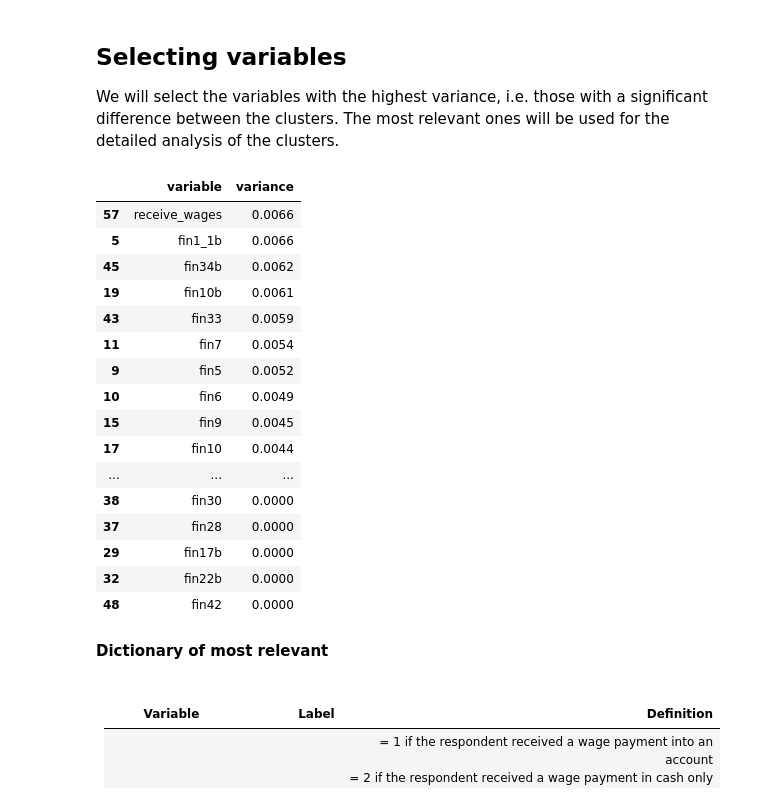
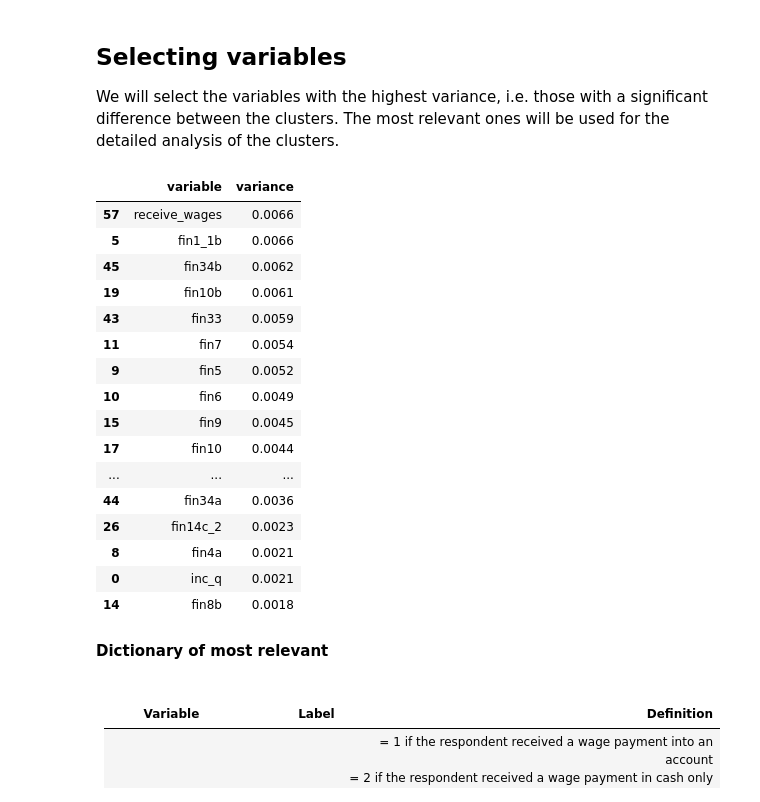
Before and after one commit to pathilink/MBA_USP-Esalq_TCC, a Jupyter notebook: notebook/findex_clustering_financial.ipynb, the cells around one changed output. Drawn from its saved outputs; the diff is of its cells as text; code cells hidden in the pictures.

```diff
--- a/notebook/findex_clustering_financial.ipynb
+++ b/notebook/findex_clustering_financial.ipynb
@@ -404,39 +404,39 @@ max = len(centroids[0])
 
 col_list = []
 var_list = []
 
 for i in range(max):
     col_list.append(temp_df.columns.values[i])
     var_list.append(round(centroids[:, i].var(), 4))
 
 # df variance
 df_var = pd.DataFrame(
     {
         'variable': col_list,
         'variance': var_list
     }
 )
 
 # select variables with the greatest variance == most relevant
-df_var.sort_values(by=['variance'], ascending=False)#.query('variance >= 0.0018')
+df_var.sort_values(by=['variance'], ascending=False).query('variance >= 0.0018')
 # %% [output]
 |  | variable | variance |
 | 57 | receive_wages | 0.0066 |
 | 5 | fin1_1b | 0.0066 |
 | 45 | fin34b | 0.0062 |
 | 19 | fin10b | 0.0061 |
 | 43 | fin33 | 0.0059 |
 | 11 | fin7 | 0.0054 |
 | 9 | fin5 | 0.0052 |
 | 10 | fin6 | 0.0049 |
 | 15 | fin9 | 0.0045 |
 | 17 | fin10 | 0.0044 |
 | ... | ... | ... |
-| 38 | fin30 | 0.0000 |
-| 37 | fin28 | 0.0000 |
-| 29 | fin17b | 0.0000 |
-| 32 | fin22b | 0.0000 |
-| 48 | fin42 | 0.0000 |
+| 44 | fin34a | 0.0036 |
+| 26 | fin14c_2 | 0.0023 |
+| 8 | fin4a | 0.0021 |
+| 0 | inc_q | 0.0021 |
+| 14 | fin8b | 0.0018 |
 # %% [markdown]
 **Dictionary of most relevant**
 
```
Also changed, not shown: parts of 4 cells of this notebook.
